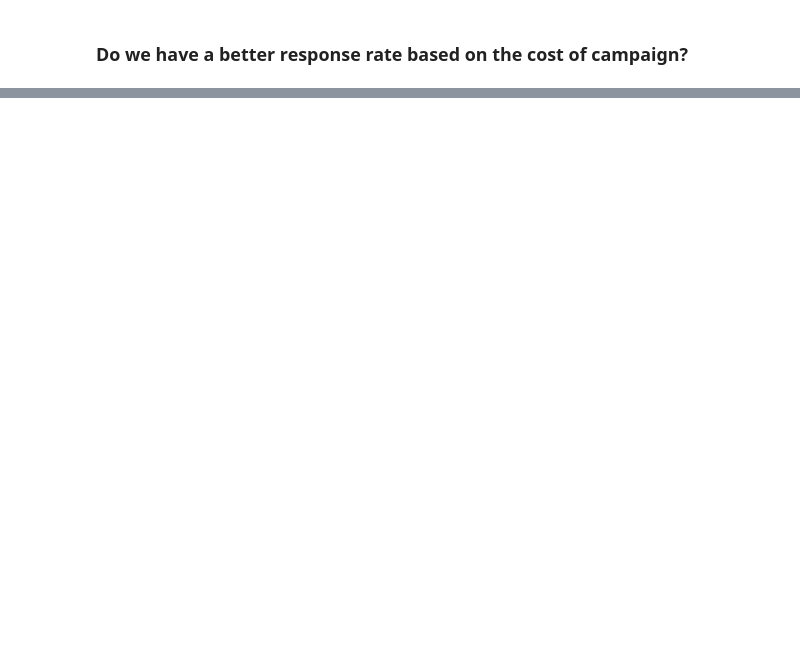
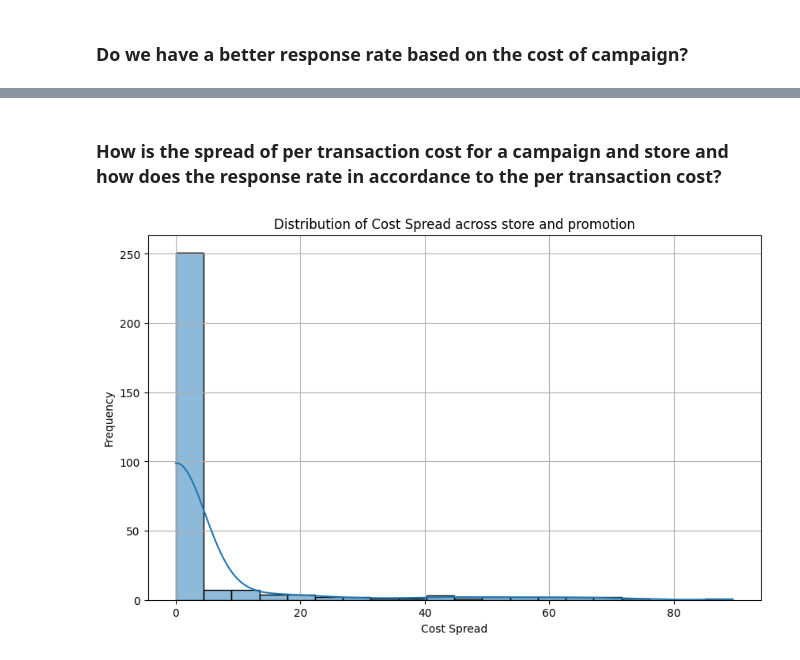
Before and after one commit to BenRoshan100/Customer-AcquisitionCost-Prediction, a Jupyter notebook: campaign_eda.ipynb, the cells around one changed output, grey strips where cells are left out. Saved outputs shown, nothing was run; the diff lists cells and outputs as text; code cells hidden in the pictures; blank space fills up the shorter version.

```diff
--- a/campaign_eda.ipynb
+++ b/campaign_eda.ipynb
@@ -189,0 +207,16 @@ plt.show()
+# %% [markdown]
+### How is the spread of per transaction cost for a campaign and store and how does the response rate in accordance to the per transaction cost?
+# %%
+cost_spread=viz_1.groupby(['store_id','promotion_name']).agg(
+    cost_spread=('cost',lambda x:x.max()-x.min())
+).sort_index().reset_index()
+
+plt.figure(figsize=(10,6))
+sns.histplot(cost_spread['cost_spread'],bins=20,kde=True)
+plt.title('Distribution of Cost Spread across store and promotion')
+plt.xlabel('Cost Spread')
+plt.ylabel('Frequency')
+plt.grid(True)
+plt.show()
+# %% [output]
+[figure, added]
```
Also changed, not shown: parts of 5 cells of this notebook.
